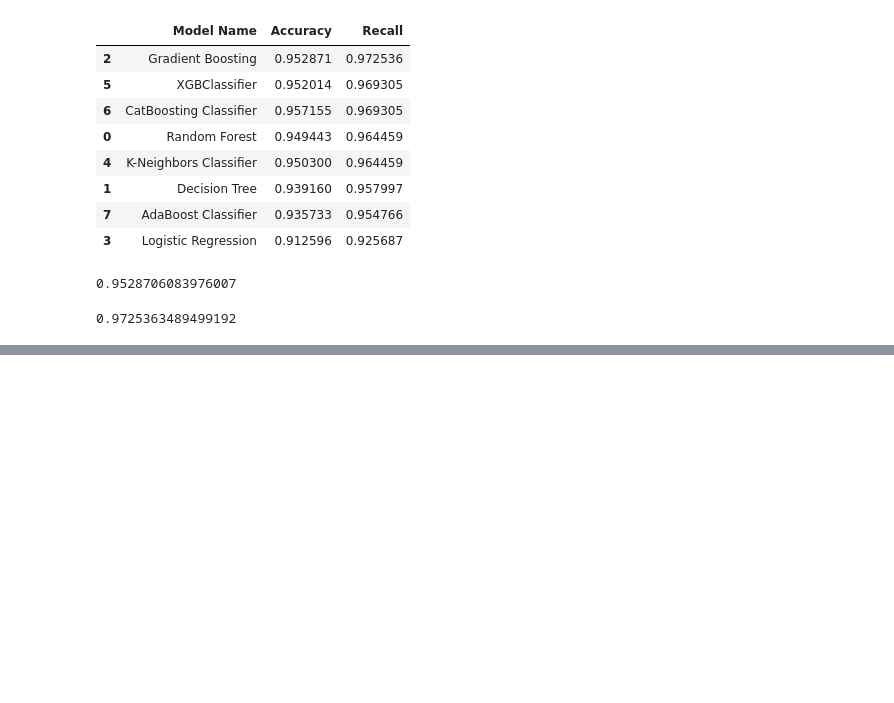
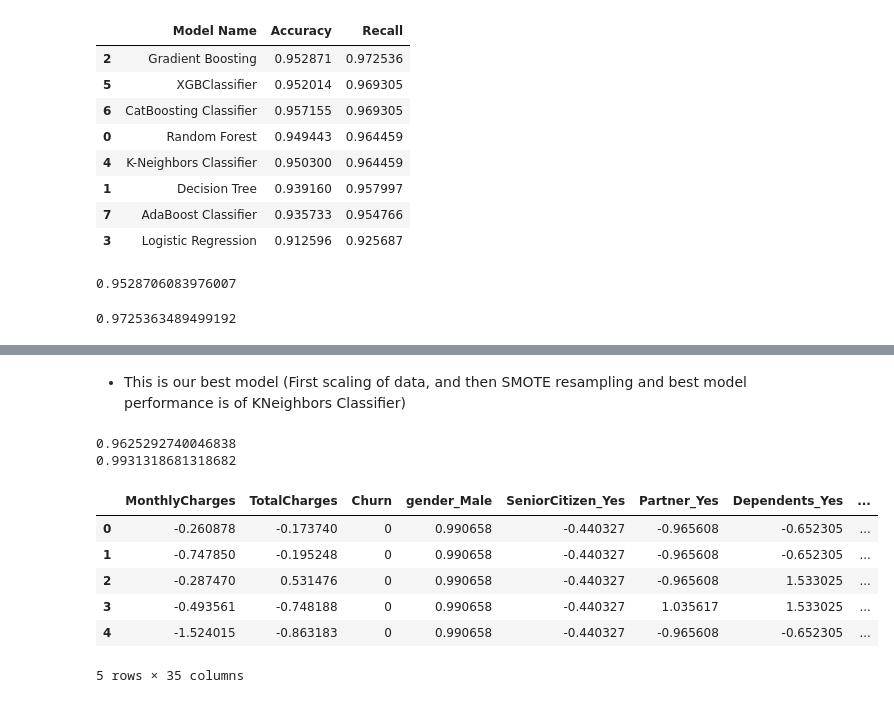
Before and after one commit to guptaSidhi/Customer-Churn-Prediction, a Jupyter notebook: notebook/Model_Building.ipynb, the cells around one changed output, grey strips where cells are left out. Cells and saved outputs as stored; diff of their text form; code cells hidden in the pictures; blank space fills up the shorter version.

```diff
--- a/notebook/Model_Building.ipynb
+++ b/notebook/Model_Building.ipynb
@@ -307,3 +307,10 @@ accuracy_score(y_test,y_pred)
 recall_score(y_test,y_pred)
 # %% [output]
 0.9725363489499192
+# %%
+from sklearn.preprocessing import StandardScaler
+scaler = StandardScaler()
+X_scaled = scaler.fit_transform(X)
+# %%
+sm = SMOTEENN(sampling_strategy='minority',random_state=42)
+X_resampled2, y_resampled2 = sm.fit_resample(X_scaled,y)
@@ -309,0 +361,45 @@ recall_score(y_test,y_pred)
+# %% [markdown]
+* This is our best model (First scaling of data, and then SMOTE resampling and best model performance is of KNeighbors Classifier)
+# %%
+knn = KNeighborsClassifier()
+X_train,X_test,y_train,y_test = train_test_split(X_resampled2,y_resampled2,test_size=0.2,random_state=42)
+knn.fit(X_train,y_train)
+y_pred = knn.predict(X_test)
+print(accuracy_score(y_test,y_pred))
+print(recall_score(y_test,y_pred))
+# %% [output]
+0.9625292740046838
+0.9931318681318682
+# %%
+import pandas as pd
+
+# Original DataFrame column names
+column_names = list(df.columns)
+
+# Find the index of the 'Churn' column
+target_column = 'Churn'
+target_column_index = column_names.index(target_column)
+
+# Separate feature columns and target column
+feature_columns = column_names[:target_column_index] + column_names[target_column_index+1:]
+
+# Convert X_resampled and y_resampled to DataFrames with appropriate column names
+X_resampled_df = pd.DataFrame(X_resampled2, columns=feature_columns)
+y_resampled_df = pd.DataFrame(y_resampled2, columns=[target_column])
+
+# Concatenate the features and target DataFrames along the columns
+# Insert 'Churn' column back to its original position
+resampled_df = pd.concat([X_resampled_df, y_resampled_df], axis=1)
+
+# Reorder columns to match the original DataFrame column order
+resampled_df = resampled_df[column_names]
+
+resampled_df.head()
+# %% [output]
+|  | MonthlyCharges | TotalCharges | Churn | gender_Male | SeniorCitizen_Yes | Partner_Yes | Dependents_Yes | ... |
+| 0 | -0.260878 | -0.173740 | 0 | 0.990658 | -0.440327 | -0.965608 | -0.652305 | ... |
+| 1 | -0.747850 | -0.195248 | 0 | 0.990658 | -0.440327 | -0.965608 | -0.652305 | ... |
+| 2 | -0.287470 | 0.531476 | 0 | 0.990658 | -0.440327 | -0.965608 | 1.533025 | ... |
+| 3 | -0.493561 | -0.748188 | 0 | 0.990658 | -0.440327 | 1.035617 | 1.533025 | ... |
+| 4 | -1.524015 | -0.863183 | 0 | 0.990658 | -0.440327 | -0.965608 | -0.652305 | ... |
+5 rows × 35 columns
```
Also changed, not shown: parts of 2 cells of this notebook, 17 other files.
